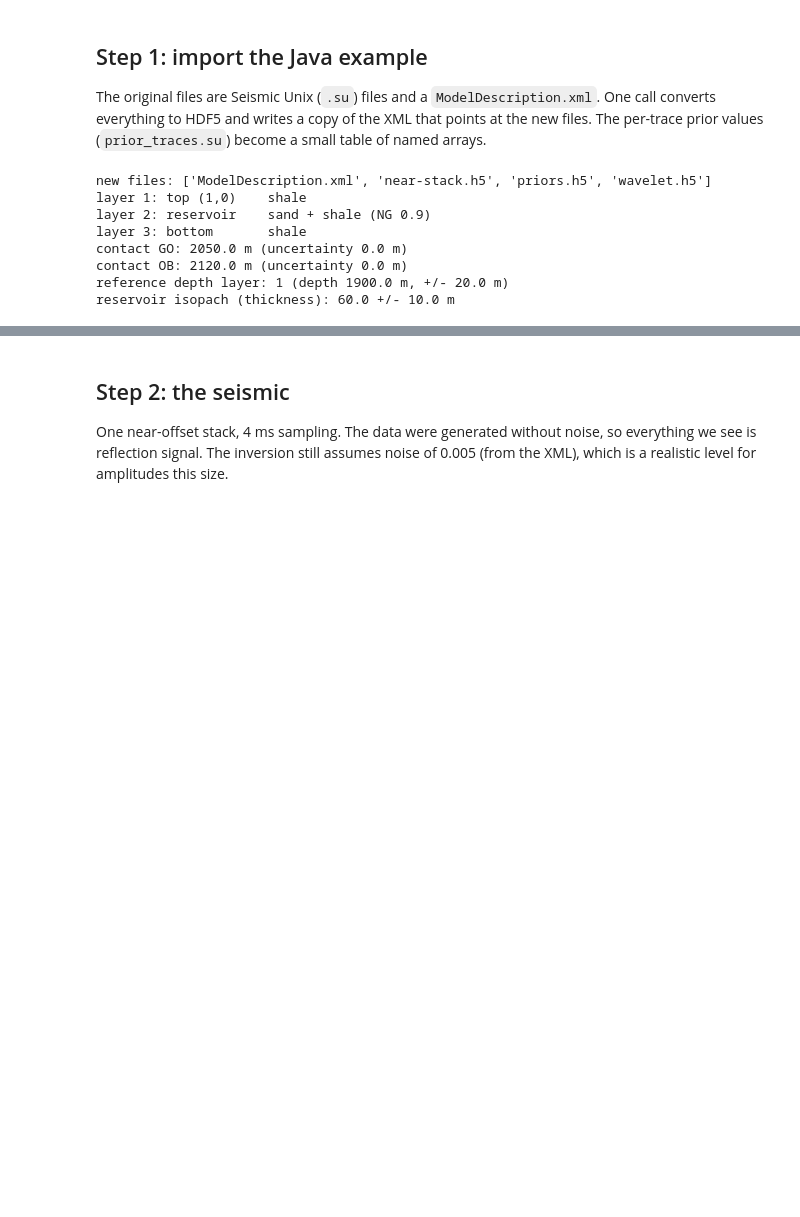
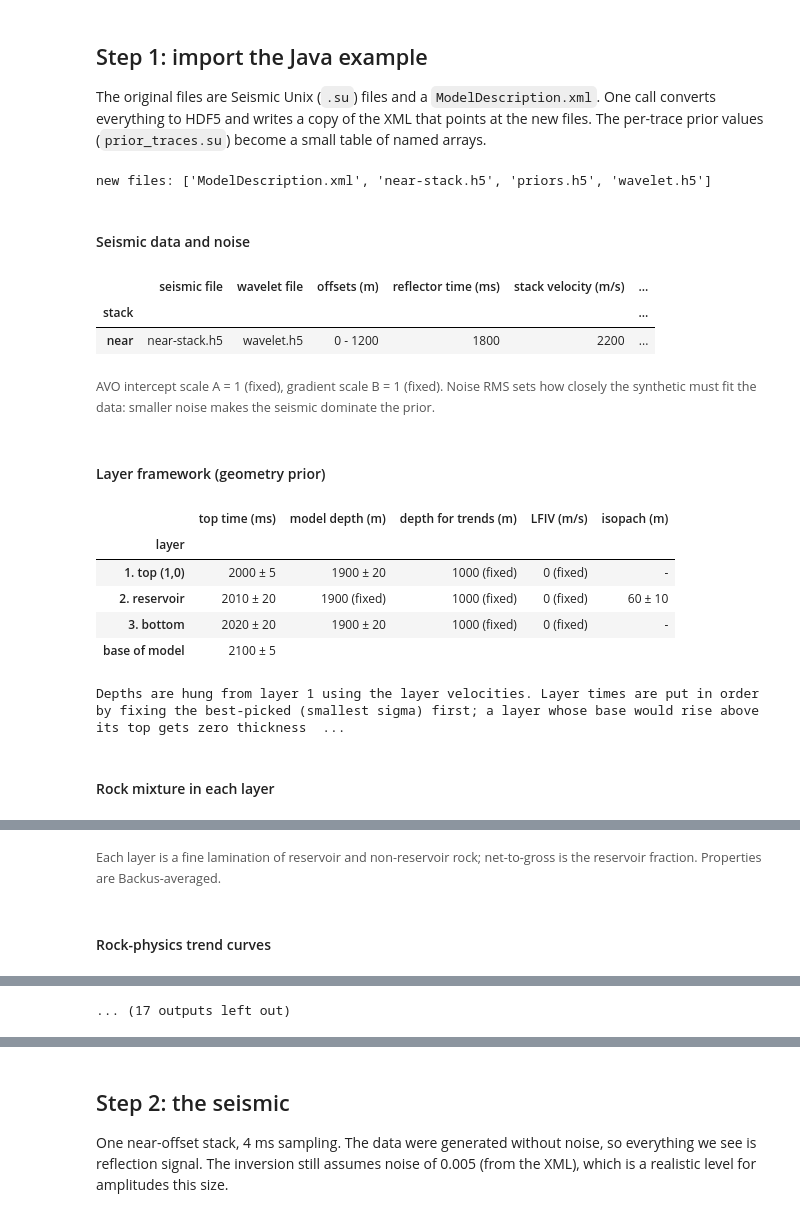
Before and after one commit to fergusrssmith/Delivery_Seismic_Welltie_CSEM, a Jupyter notebook: python/examples/fluid_contacts.ipynb, the cells around one changed output, grey strips where cells are left out. Saved outputs shown, nothing was run; the diff lists cells and outputs as text; code cells hidden in the pictures; blank space fills up the shorter version.

```diff
--- a/python/examples/fluid_contacts.ipynb
+++ b/python/examples/fluid_contacts.ipynb
@@ -61,24 +62,24 @@ table of named arrays.
 # %%
 xml_file = import_java_project(java_example / "ModelDescription.xml", work,
                                java_example / "prior_traces.su")
 print("new files:", sorted(p.name for p in work.iterdir()))
 
 inv = Inversion.from_files(xml_file, work / "priors.h5")
 cfg = inv.cfg
-for i, lay in enumerate(cfg.layers):
-    rock = f"sand + shale (NG {lay.ng})" if lay.is_permeable else "shale"
-    print(f"layer {i + 1}: {lay.name:12s} {rock}")
-for c in cfg.contacts:
-    print(f"contact {c.label.upper()}: {c.depth} m (uncertainty {c.sigma_depth} m)")
-print("reference depth layer:", cfg.master_depth_layer + 1,
-      f"(depth {cfg.layers[0].depth} m, +/- {cfg.layers[0].sigma_depth} m)")
-print("reservoir isopach (thickness):", cfg.layers[1].thickness, "+/-", cfg.layers[1].sigma_thickness, "m")
+tables = show(cfg, inv.priors)
 # %% [output]
 new files: ['ModelDescription.xml', 'near-stack.h5', 'priors.h5', 'wavelet.h5']
-layer 1: top (1,0)    shale
-layer 2: reservoir    sand + shale (NG 0.9)
-layer 3: bottom       shale
-contact GO: 2050.0 m (uncertainty 0.0 m)
-contact OB: 2120.0 m (uncertainty 0.0 m)
-reference depth layer: 1 (depth 1900.0 m, +/- 20.0 m)
-reservoir isopach (thickness): 60.0 +/- 10.0 m
+Seismic data and noise
+|  | seismic file | wavelet file | offsets (m) | reflector time (ms) | stack velocity (m/s) | ... |
+| stack |  |  |  |  |  | ... |
+| near | near-stack.h5 | wavelet.h5 | 0 - 1200 | 1800 | 2200 | ... |
+AVO intercept scale A = 1 (fixed), gradient scale B = 1 (fixed). Noise RMS sets how closely the synthetic must fit the data: smaller noise makes the seismic dominate the prior.
+Layer framework (geometry prior)
+|  | top time (ms) | model depth (m) | depth for trends (m) | LFIV (m/s) | isopach (m) |
+| layer |  |  |  |  |  |
+| 1. top (1,0) | 2000 ± 5 | 1900 ± 20 | 1000 (fixed) | 0 (fixed) | - |
+| 2. reservoir | 2010 ± 20 | 1900 (fixed) | 1000 (fixed) | 0 (fixed) | 60 ± 10 |
+| 3. bottom | 2020 ± 20 | 1900 ± 20 | 1000 (fixed) | 0 (fixed) | - |
+| base of model | 2100 ± 5 |  |  |  |  |
+Depths are hung from layer 1 using the layer velocities. Layer times are put in order by fixing the best-picked (smallest sigma) first; a layer whose base would rise above its top gets zero thickness  ...
+Rock mixture in each layer
@@ -84,0 +91,2 @@ reservoir isopach (thickness): 60.0 +/- 10.0 m
+Each layer is a fine lamination of reservoir and non-reservoir rock; net-to-gross is the reservoir fraction. Properties are Backus-averaged.
+Rock-physics trend curves
@@ -85 +97,2 @@ reservoir isopach (thickness): 60.0 +/- 10.0 m
+... (17 outputs left out)
 # %% [markdown]
```
Also changed, not shown: parts of 4 cells of this notebook, 4 other files.
